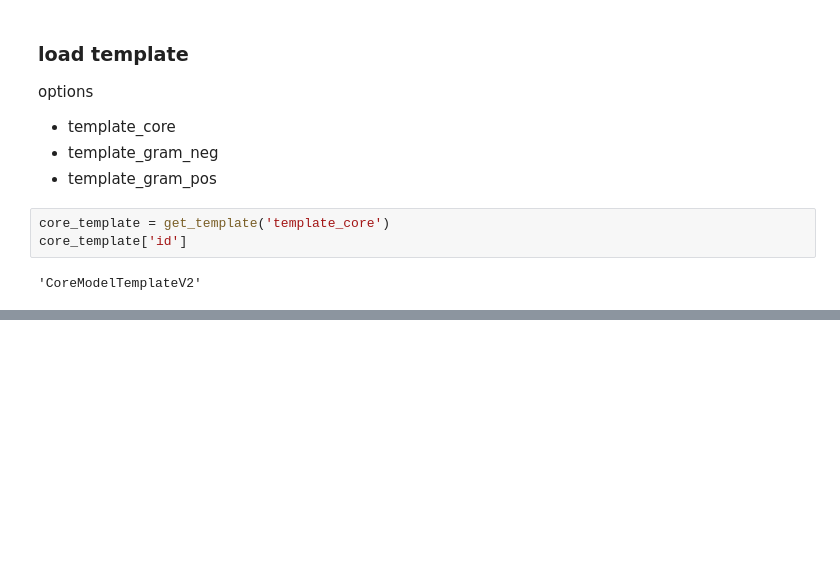
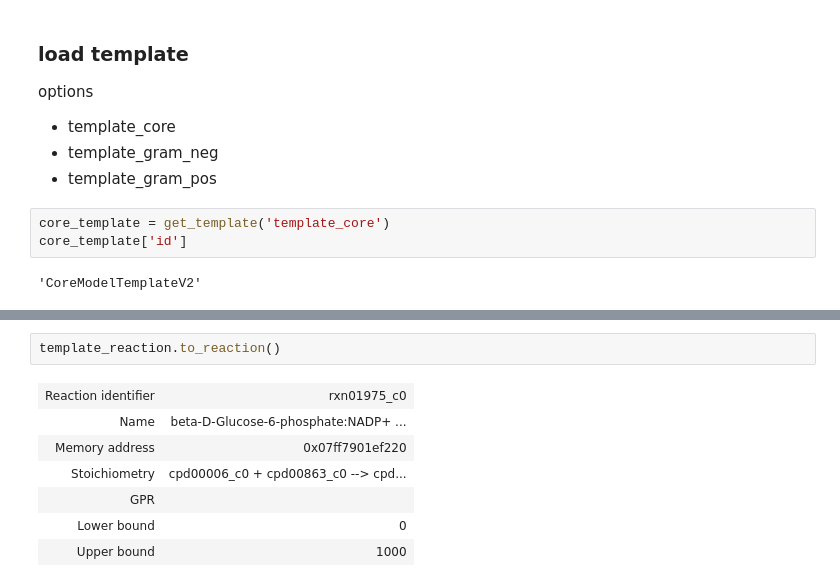
Before and after one commit to ModelSEED/ModelSEEDpy, a Jupyter notebook: examples/Others/download_templates.ipynb, the cells around one changed output, grey strips where cells are left out. Drawn from its saved outputs; the diff is of its cells as text; blank space fills up the shorter version.

```diff
--- a/examples/Others/download_templates.ipynb
+++ b/examples/Others/download_templates.ipynb
@@ -32,0 +55,10 @@ core_template['id']
+# %%
+template_reaction.to_reaction()
+# %% [output]
+| Reaction identifier | rxn01975_c0 |
+| Name | beta-D-Glucose-6-phosphate:NADP+ ... |
+| Memory address | 0x07ff7901ef220 |
+| Stoichiometry | cpd00006_c0 + cpd00863_c0 --> cpd... |
+| GPR |  |
+| Lower bound | 0 |
+| Upper bound | 1000 |
```
Also changed, not shown: parts of 4 cells of this notebook, 11 other files.
